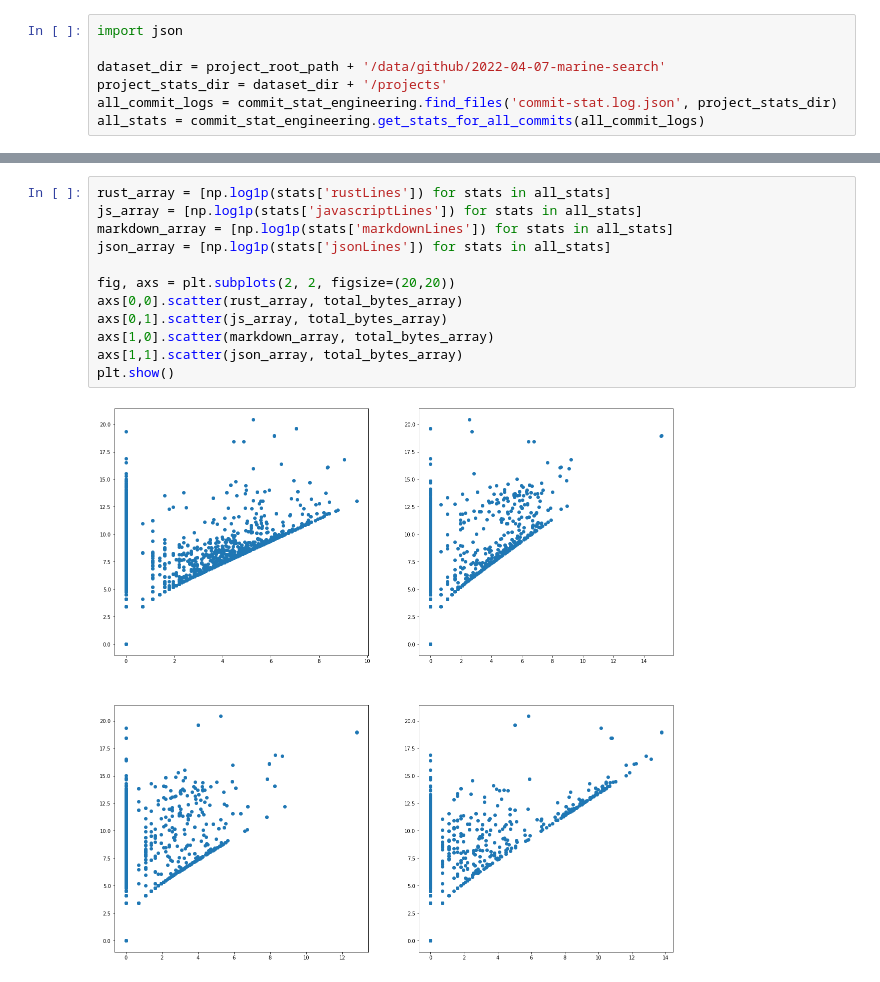
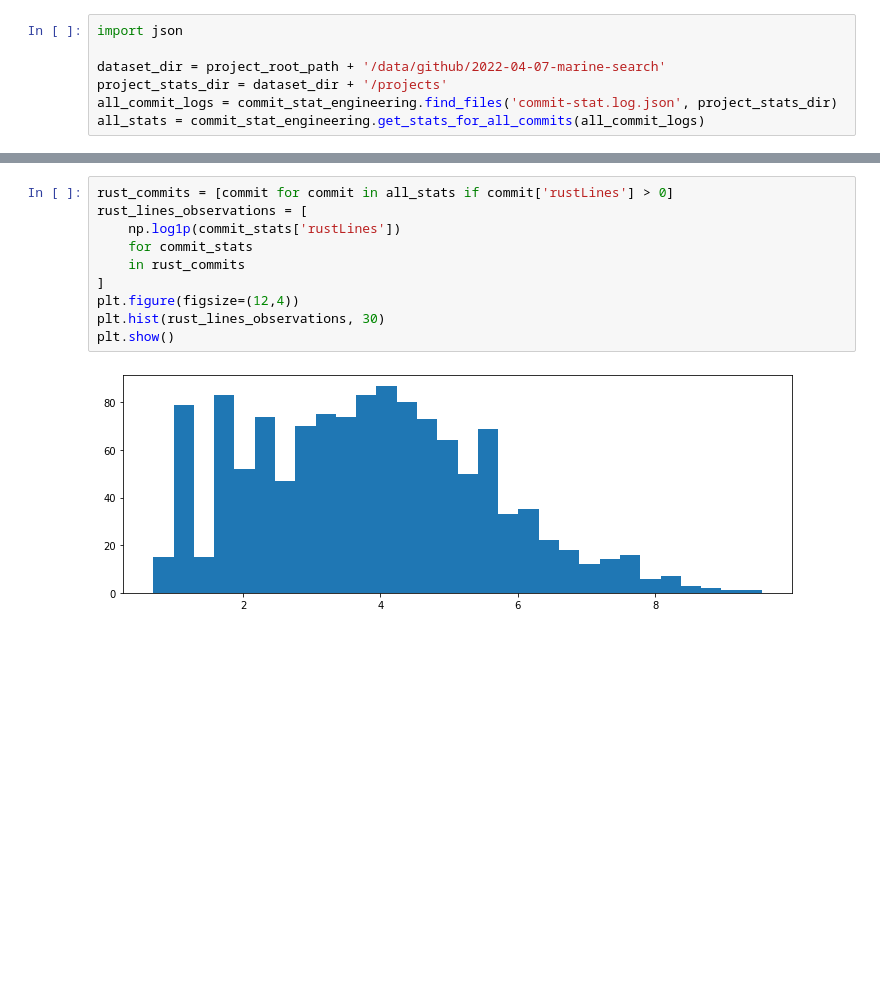
Before and after one commit to Deadman-DAO/Web3HackerNetwork, a Jupyter notebook: sandbox/notebooks/bob/commit_stat_engineering.ipynb, the cells around one changed output, grey strips where cells are left out. Saved outputs shown, nothing was run; the diff lists cells and outputs as text; blank space fills up the shorter version.

```diff
--- a/sandbox/notebooks/bob/commit_stat_engineering.ipynb
+++ b/sandbox/notebooks/bob/commit_stat_engineering.ipynb
@@ -110,15 +54,13 @@ plt.show()
-# %%
-rust_array = [np.log1p(stats['rustLines']) for stats in all_stats]
-js_array = [np.log1p(stats['javascriptLines']) for stats in all_stats]
-markdown_array = [np.log1p(stats['markdownLines']) for stats in all_stats]
-json_array = [np.log1p(stats['jsonLines']) for stats in all_stats]
-
-fig, axs = plt.subplots(2, 2, figsize=(20,20))
-axs[0,0].scatter(rust_array, total_bytes_array)
-axs[0,1].scatter(js_array, total_bytes_array)
-axs[1,0].scatter(markdown_array, total_bytes_array)
-axs[1,1].scatter(json_array, total_bytes_array)
-plt.show()
-# %% [output]
-[figure, removed]
+# %%
+rust_commits = [commit for commit in all_stats if commit['rustLines'] > 0]
+rust_lines_observations = [
+    np.log1p(commit_stats['rustLines'])
+    for commit_stats
+    in rust_commits
+]
+plt.figure(figsize=(12,4))
+plt.hist(rust_lines_observations, 30)
+plt.show()
+# %% [output]
+[figure, added]
 # %%
```
Also changed, not shown: parts of 11 cells of this notebook.
